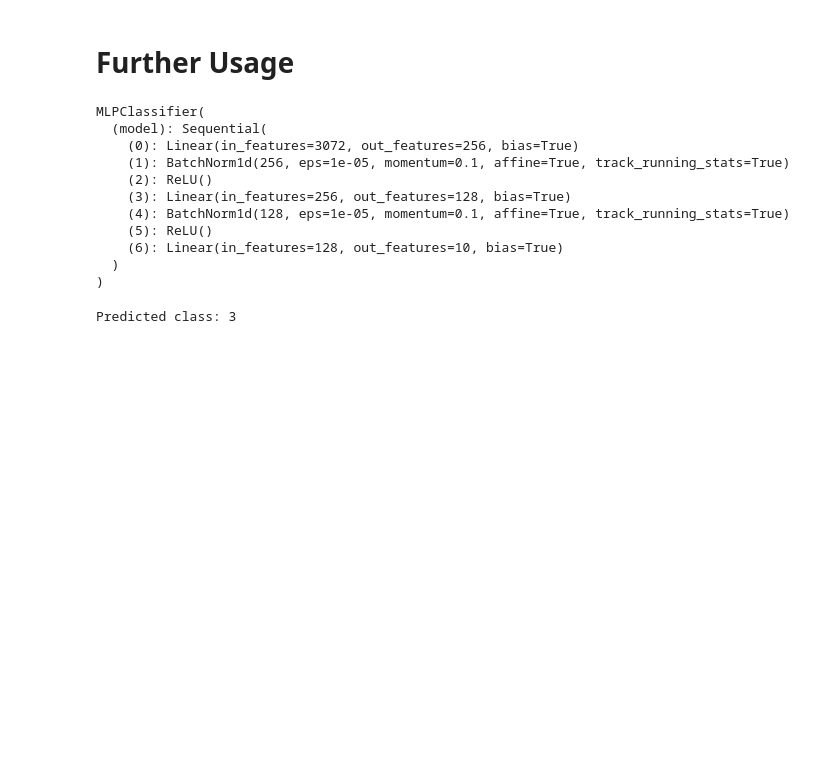
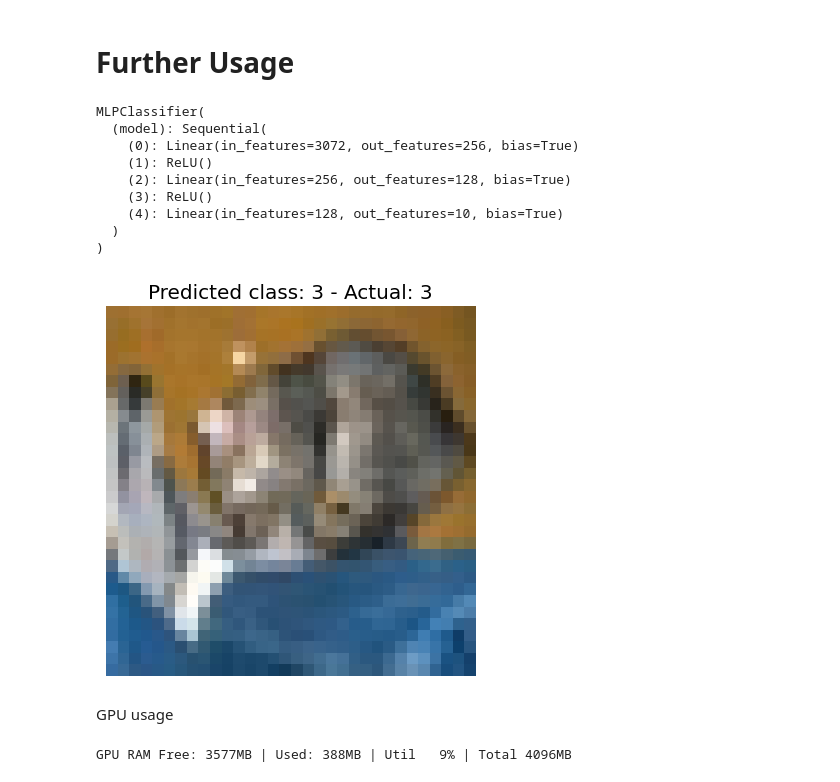
Before and after one commit to khoadole/Neural-Networks-for-Classification, a Jupyter notebook: notebooks/pytorch.ipynb, the cells around one changed output. Saved outputs shown, nothing was run; the diff lists cells and outputs as text; code cells hidden in the pictures; blank space fills up the shorter version.

Commit message:
Update pytorch.ipynb: add gpu usage, update tensorflow_keras.ipynb

```diff
--- a/notebooks/pytorch.ipynb
+++ b/notebooks/pytorch.ipynb
@@ -298,28 +303,40 @@ torch.save(model, "model_complete.pth")  # model
 # %%
-# load weight
-model.load_state_dict(torch.load("model_weights.pth", weights_only=True))
-model.eval()
-
 # load model
-loaded_model = torch.load("model_complete.pth", weights_only=False)
+loaded_model = torch.load("../models/pytorch_model.pth", weights_only=False)
 loaded_model.eval()
 # %% [output]
 MLPClassifier(
   (model): Sequential(
     (0): Linear(in_features=3072, out_features=256, bias=True)
-    (1): BatchNorm1d(256, eps=1e-05, momentum=0.1, affine=True, track_running_stats=True)
-    (2): ReLU()
-    (3): Linear(in_features=256, out_features=128, bias=True)
-    (4): BatchNorm1d(128, eps=1e-05, momentum=0.1, affine=True, track_running_stats=True)
-    (5): ReLU()
-    (6): Linear(in_features=128, out_features=10, bias=True)
+    (1): ReLU()
+    (2): Linear(in_features=256, out_features=128, bias=True)
+    (3): ReLU()
+    (4): Linear(in_features=128, out_features=10, bias=True)
   )
 )
 # %%
 single_image = X_test[0]  # fist image in test
 single_image = torch.tensor(single_image).unsqueeze(0).to(device)
-output = model(single_image)
+output = loaded_model(single_image)
 predicted_class = torch.argmax(output, 1).item()
-print(f"Predicted class: {predicted_class}")
+
+single_image_cpu = single_image.squeeze().cpu().numpy().reshape(32, 32, 3)
+
+# show image
+y_test = np.argmax(y_test, axis=1)
+plt.imshow(single_image_cpu, cmap='gray')
+plt.title(f"Predicted class: {predicted_class} - Actual: {y_test[0]}")
+plt.axis('off')
+plt.show()
 # %% [output]
-Predicted class: 3
+[figure, added]
+# %% [markdown]
+GPU usage
+# %%
+import GPUtil as GPU
+
+GPUs = GPU.getGPUs()
+for gpu in GPUs:
+    print("GPU RAM Free: {0:.0f}MB | Used: {1:.0f}MB | Util {2:3.0f}% | Total {3:.0f}MB".format(gpu.memoryFree, gpu.memoryUsed, gpu.memoryUtil*100, gpu.memoryTotal))
+# %% [output]
+GPU RAM Free: 3577MB | Used: 388MB | Util   9% | Total 4096MB
```
Also changed, not shown: parts of 11 cells of this notebook, 1 other file.
